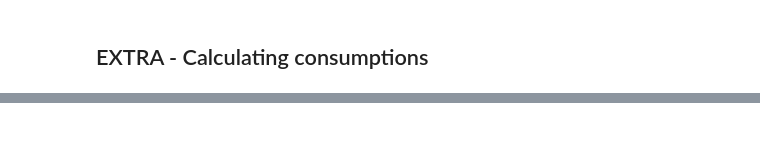
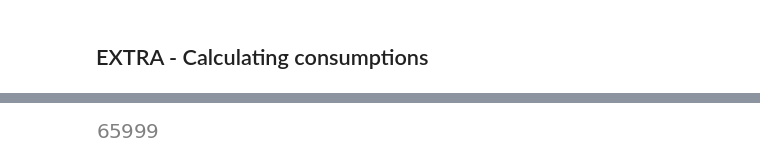
Before and after one commit to AlvaroCorrales/smart-meters-london, a Jupyter notebook: Causal analysis.ipynb, the cells around one changed output, grey strips where cells are left out. Cells and saved outputs as stored; diff of their text form; code cells hidden in the pictures; blank space fills up the shorter version.

```diff
--- a/Causal analysis.ipynb
+++ b/Causal analysis.ipynb
@@ -367,0 +578,4 @@ total_cons.mean()
+# %%
+len(dml_estimate.params['cate_estimates'])
+# %% [output]
+[figure, added]
```
Also changed, not shown: parts of 26 cells of this notebook, 1 other file.
